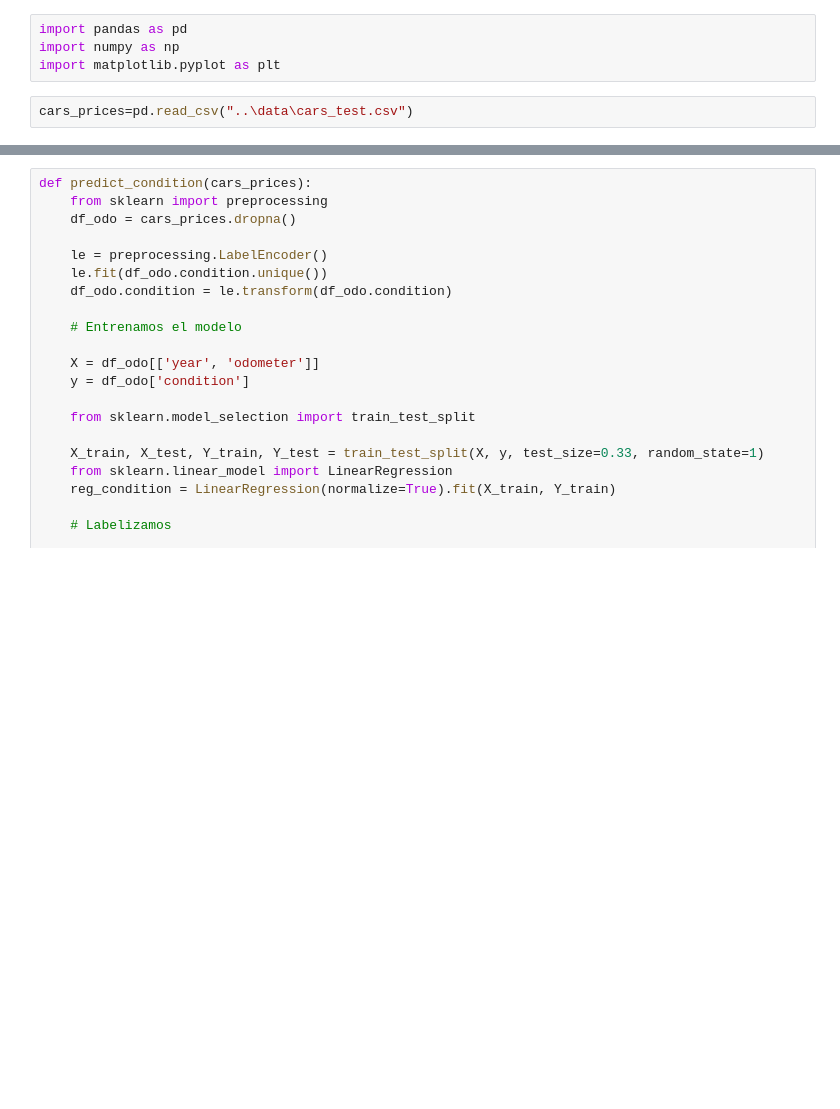
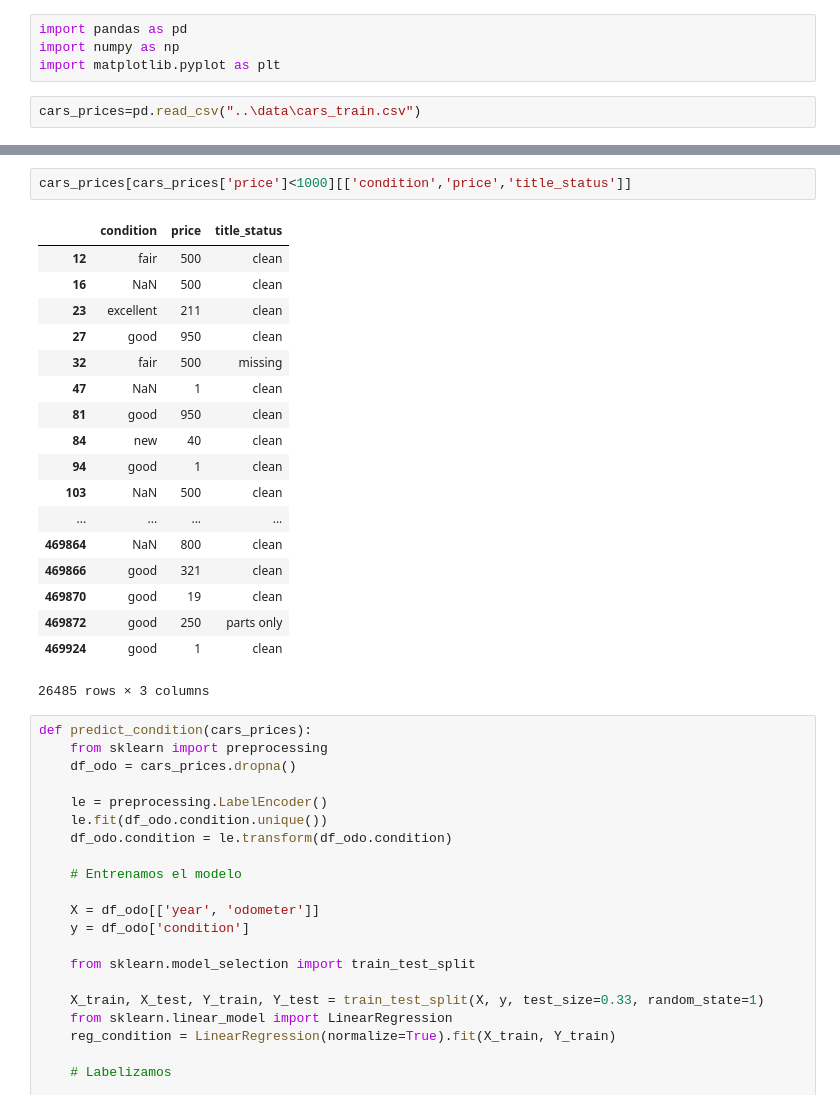
Before and after one commit to fuentebermudez/data-labs, a Jupyter notebook: module-3/supervised-learning-project/your-code/source/Untitled.ipynb, the cells around one changed output, grey strips where cells are left out. Saved outputs shown, nothing was run; the diff lists cells and outputs as text; blank space fills up the shorter version.

```diff
--- a/module-3/supervised-learning-project/your-code/source/Untitled.ipynb
+++ b/module-3/supervised-learning-project/your-code/source/Untitled.ipynb
@@ -3,4 +3,4 @@ import pandas as pd
 import numpy as np
 import matplotlib.pyplot as plt
 # %%
-cars_prices=pd.read_csv("..\data\cars_test.csv")
+cars_prices=pd.read_csv("..\data\cars_train.csv")
@@ -7,3 +15,24 @@ cars_prices=pd.read_csv("..\data\cars_test.csv")
+# %%
+cars_prices[cars_prices['price']<1000][['condition','price','title_status']]
+# %% [output]
+|  | condition | price | title_status |
+| 12 | fair | 500 | clean |
+| 16 | NaN | 500 | clean |
+| 23 | excellent | 211 | clean |
+| 27 | good | 950 | clean |
+| 32 | fair | 500 | missing |
+| 47 | NaN | 1 | clean |
+| 81 | good | 950 | clean |
+| 84 | new | 40 | clean |
+| 94 | good | 1 | clean |
+| 103 | NaN | 500 | clean |
+| ... | ... | ... | ... |
+| 469864 | NaN | 800 | clean |
+| 469866 | good | 321 | clean |
+| 469870 | good | 19 | clean |
+| 469872 | good | 250 | parts only |
+| 469924 | good | 1 | clean |
+26485 rows × 3 columns
 # %%
 def predict_condition(cars_prices):
     from sklearn import preprocessing
```
Also changed, not shown: parts of 1 cell of this notebook, 3 other files.
